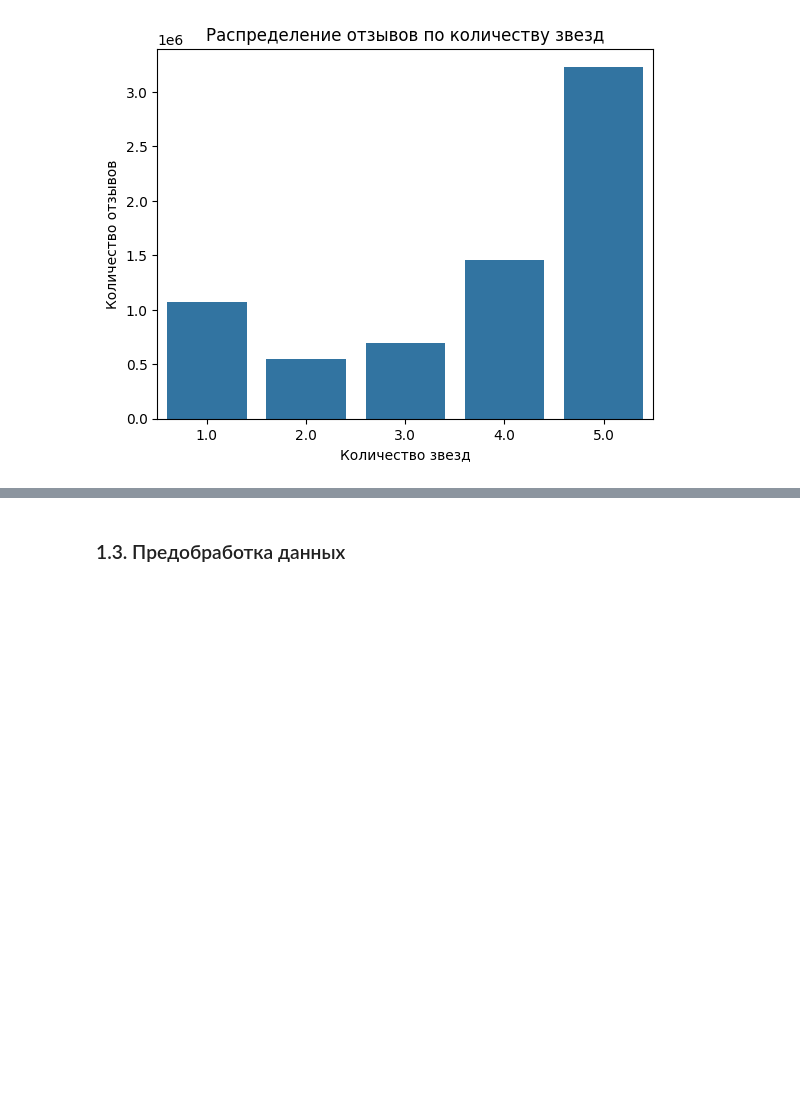
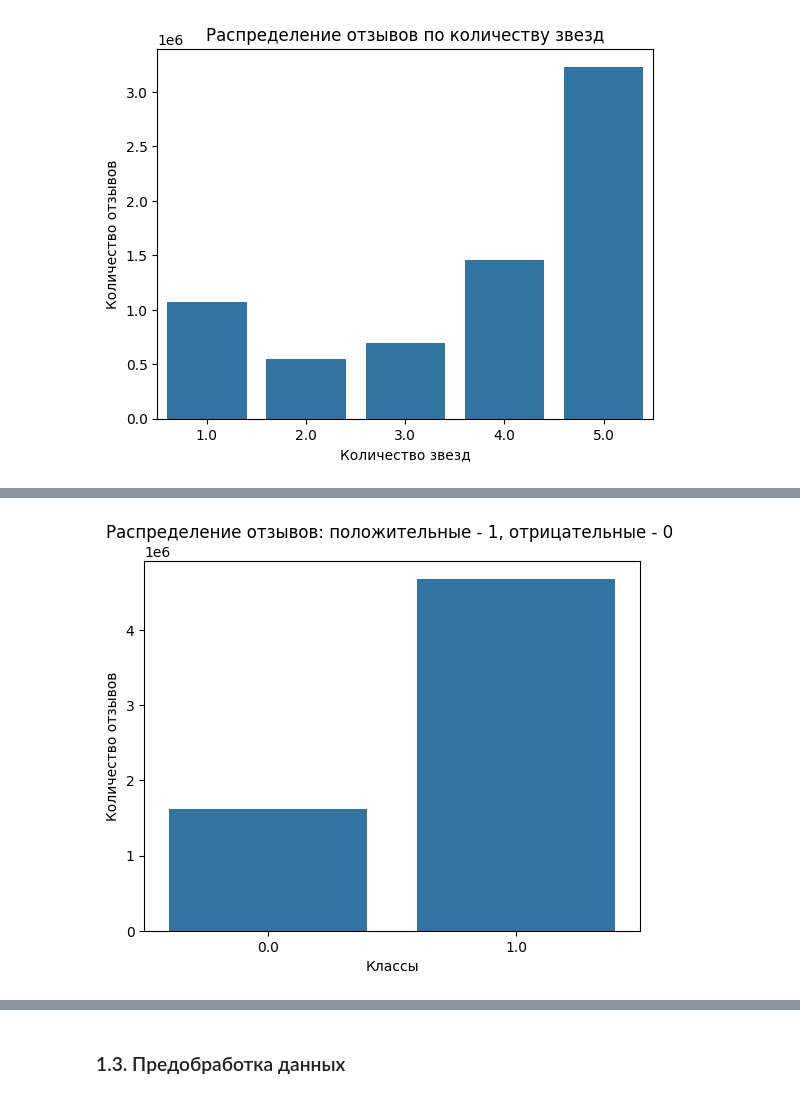
Before and after one commit to ipARTEM/RestaurantReviews, a Jupyter notebook: restaurant_reviews.ipynb, the cells around one changed output, grey strips where cells are left out. Saved outputs shown, nothing was run; the diff lists cells and outputs as text; code cells hidden in the pictures; blank space fills up the shorter version.

```diff
--- a/restaurant_reviews.ipynb
+++ b/restaurant_reviews.ipynb
@@ -159,0 +217,9 @@ plt.show()
+# %%
+# Визуализация распределения классов
+sns.countplot(x='label', data=df)
+plt.title('Распределение отзывов: положительные - 1, отрицательные - 0 ')
+plt.xlabel('Классы')
+plt.ylabel('Количество отзывов')
+plt.show()
+# %% [output]
+[figure, added]
```
Also changed, not shown: parts of 31 cells of this notebook, 1 other file.
